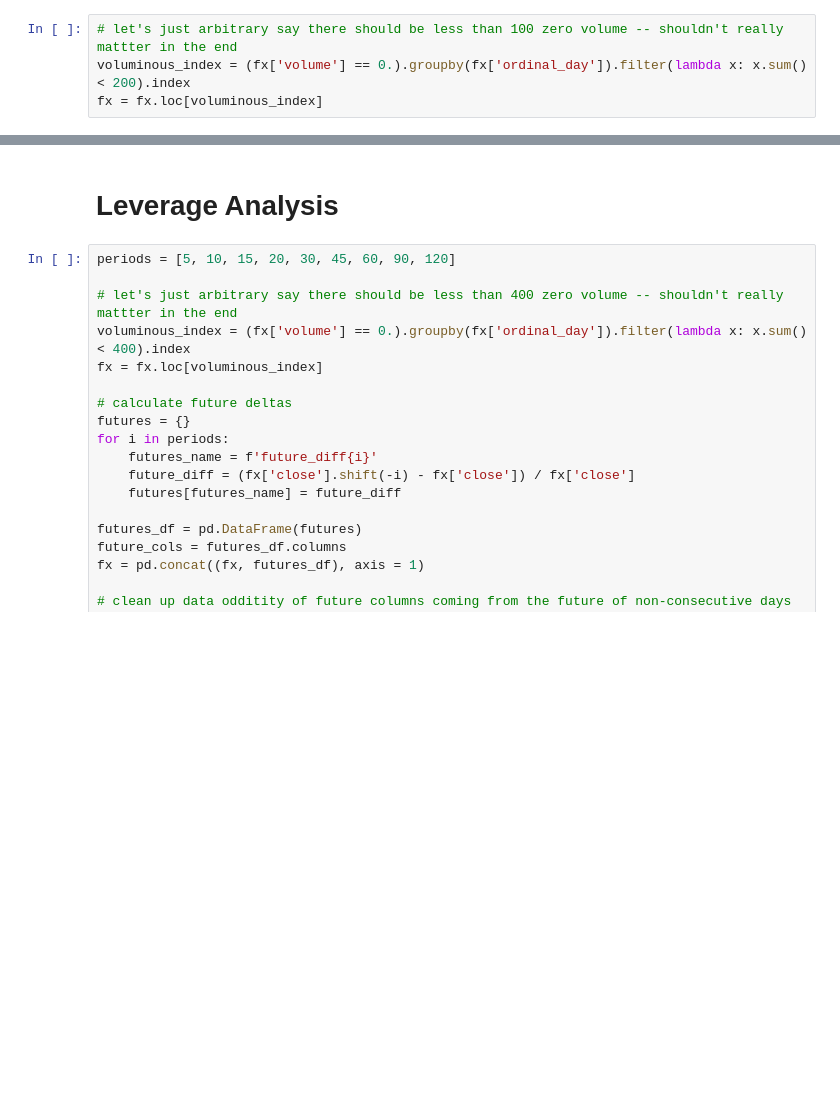
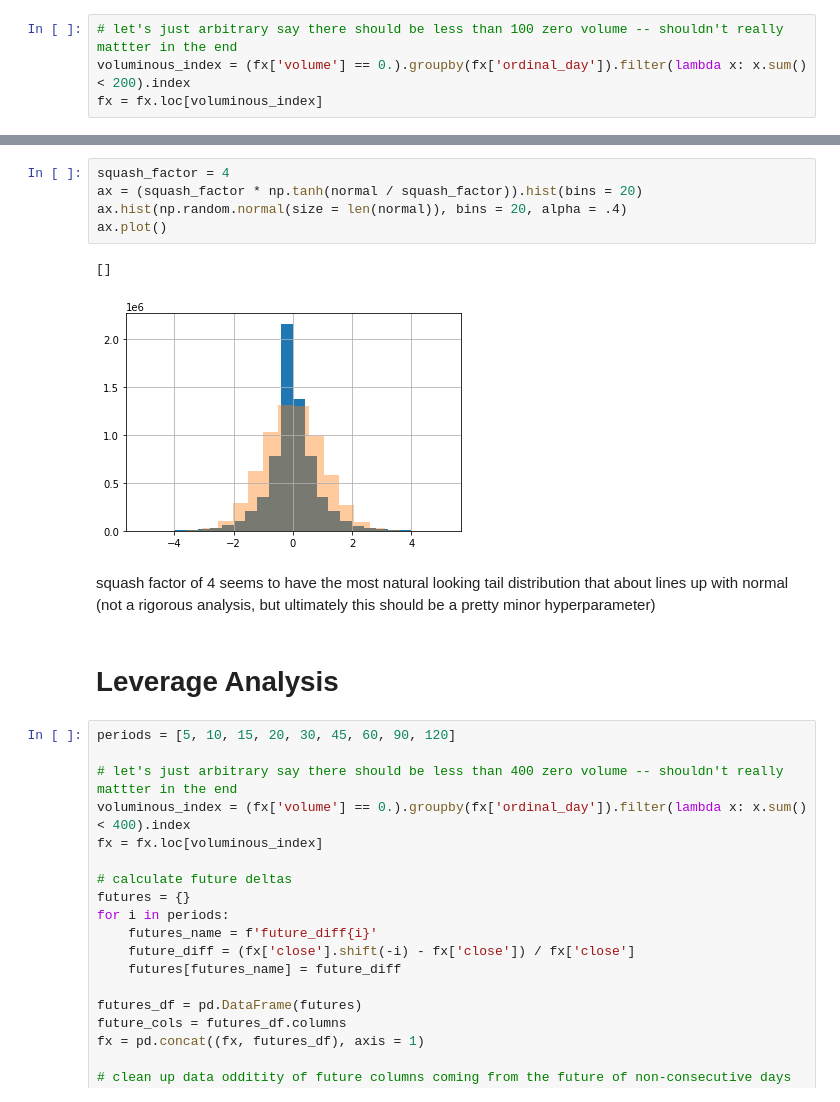
Before and after one commit to mtanghu/Transformer-Trader, a Jupyter notebook: Data.ipynb, the cells around one changed output, grey strips where cells are left out. Saved outputs shown, nothing was run; the diff lists cells and outputs as text; blank space fills up the shorter version.

```diff
--- a/Data.ipynb
+++ b/Data.ipynb
@@ -315,3 +327,13 @@ fx.between_time('21:59', '22:01')
+# %%
+squash_factor = 4
+ax = (squash_factor * np.tanh(normal / squash_factor)).hist(bins = 20)
+ax.hist(np.random.normal(size = len(normal)), bins = 20, alpha = .4)
+ax.plot()
+# %% [output]
+[]
+[figure, added]
+# %% [markdown]
+squash factor of 4 seems to have the most natural looking tail distribution that about lines up with normal (not a rigorous analysis, but ultimately this should be a pretty minor hyperparameter)
 # %% [markdown]
 # Leverage Analysis
 # %%
```
Also changed, not shown: parts of 9 cells of this notebook.
